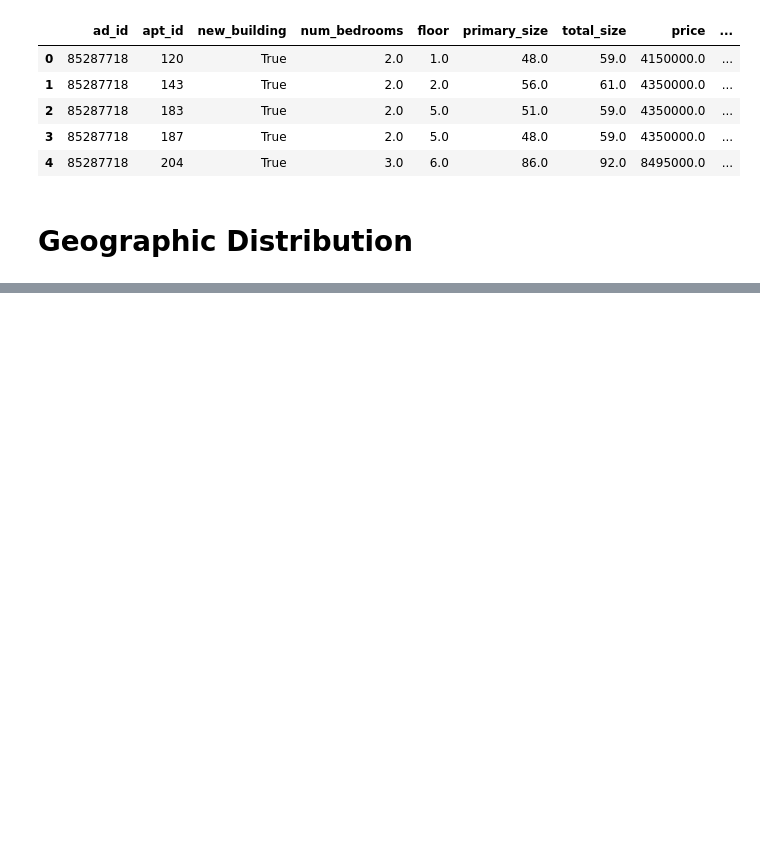
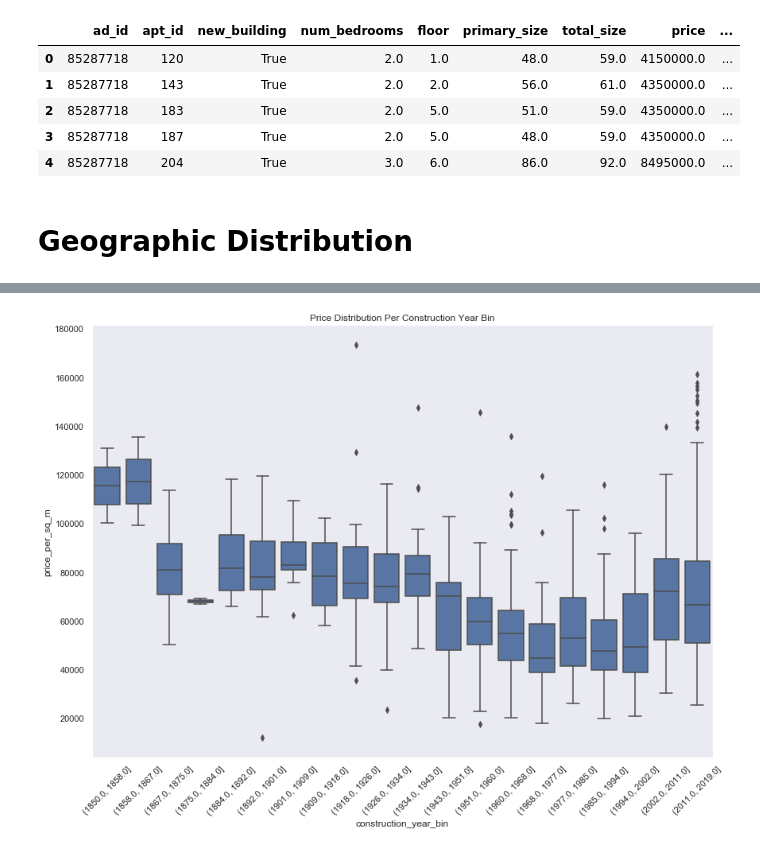
Before and after one commit to rossrco/analyses, a Jupyter notebook: home_oslo_home/eda.ipynb, the cells around one changed output, grey strips where cells are left out. Cells and saved outputs as stored; diff of their text form; code cells hidden in the pictures; blank space fills up the shorter version.

```diff
--- a/home_oslo_home/eda.ipynb
+++ b/home_oslo_home/eda.ipynb
@@ -79,0 +94,7 @@ m
+# %%
+g = sns.boxplot(x='construction_year_bin', y='price_per_sq_m', data=data, color='b')
+g.set_xticklabels(g.get_xticklabels(), rotation=45)
+plt.title('Price Distribution Per Construction Year Bin')
+plt.show()
+# %% [output]
+[figure, added]
```
Also changed, not shown: parts of 11 cells of this notebook, 2 other files.
